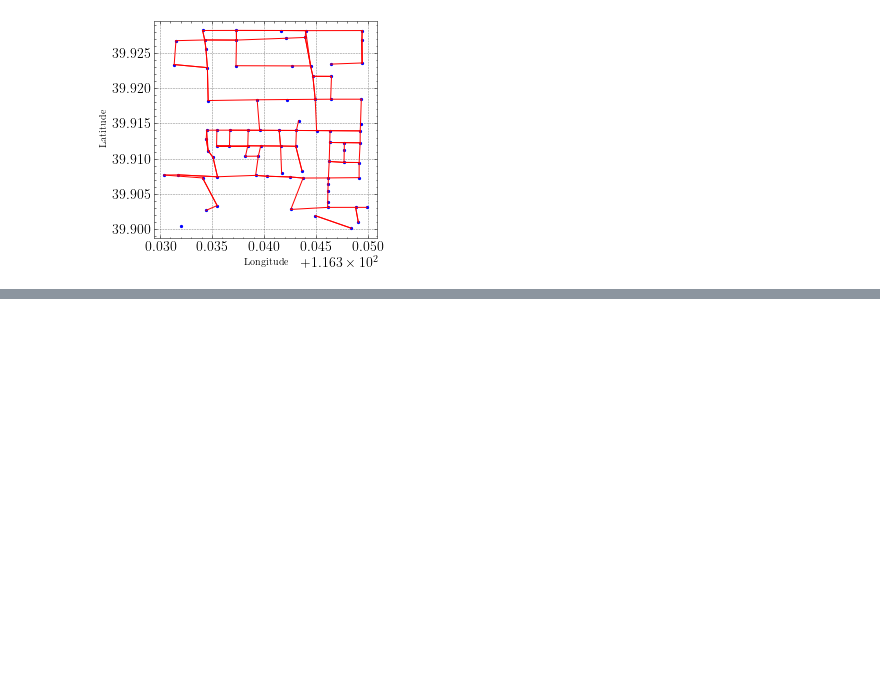
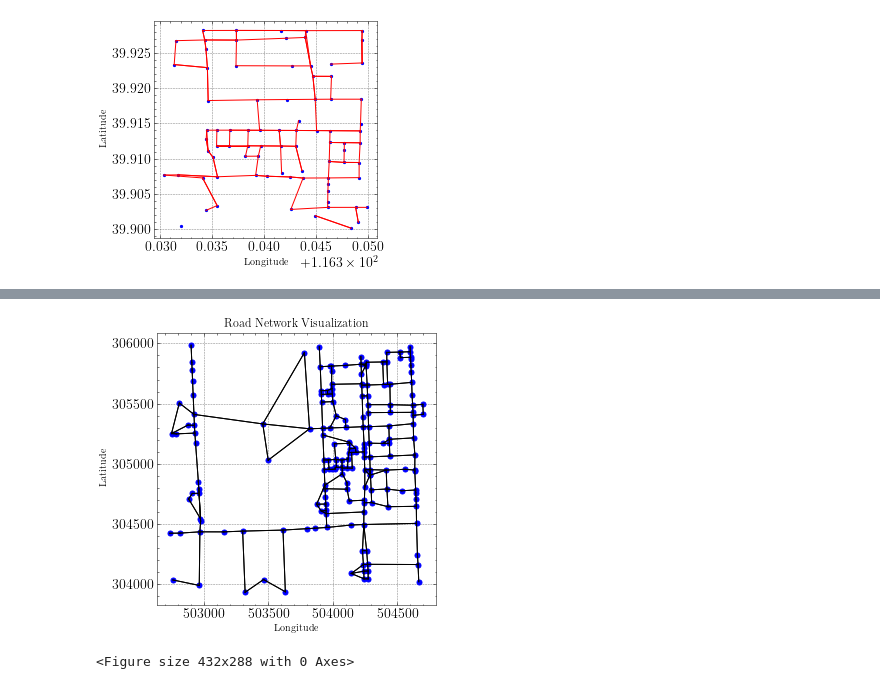
Before and after one commit to liftes/TrafficSignal, a Jupyter notebook: testtrafficnet.ipynb, the cells around one changed output, grey strips where cells are left out. Drawn from its saved outputs; the diff is of its cells as text; code cells hidden in the pictures; blank space fills up the shorter version.

```diff
--- a/testtrafficnet.ipynb
+++ b/testtrafficnet.ipynb
@@ -385,0 +679,56 @@ Plot_points_and_lines_within_bounds(tmpdf, adj_dict)
+# %%
+import geopandas as gpd
+import numpy as np
+from scipy.sparse import lil_matrix
+
+# Helper function to find the index of the closest intersection to a given point
+def find_closest_index(point, intersection_dict, threshold=0.0001):
+    for idx, p in intersection_dict.items():
+        # np.allclose will compare the points with the given absolute tolerance
+        if np.allclose(p[0], point, atol=threshold):
+            return idx
+    return None
+
+# Assuming you already have the intersections GeoDataFrame
+# intersections = ...
+
+# Assigning a unique number to each intersection and creating a dictionary of positions
+intersection_dict = {}
+for idx, intersection in enumerate(intersections.geometry):
+    intersection_dict[idx] = intersection.coords[:]
+
+# Initializing the adjacency matrix
+num_intersections = len(intersection_dict)
+adjacency_matrix = lil_matrix((num_intersections, num_intersections), dtype=int)
+
+# Assuming you have a GeoDataFrame of the road network with information about the roads
+# This GeoDataFrame is called roads_within_bbox
+
+# Filling the adjacency matrix
+for road in roads_within_bbox.itertuples():
+    start_point = road.geometry.coords[0]
+    end_point = road.geometry.coords[-1]
+
+    # Find the intersection number for the starting and ending points of the road
+    start_idx = find_closest_index(start_point, intersection_dict)
+    end_idx = find_closest_index(end_point, intersection_dict)
+
+    # If both the start and end points correspond to an intersection number
+    if start_idx is not None and end_idx is not None:
+        # Set the edge in the adjacency matrix
+        adjacency_matrix[start_idx, end_idx] = 1
+        adjacency_matrix[end_idx, start_idx] = 1  # If it's a two-way road, also set the connection in the opposite direction
+
+# Converting the adjacency matrix to CSR format for more efficient matrix operations
+adjacency_matrix = adjacency_matrix.tocsr()
+
+
+# 这样就创建了一个按图的数据结构存储的道路网络
+# 其中 `intersection_dict` 是路口编号和位置的字典
+# `adjacency_matrix` 是邻接矩阵，表示路口之间的直接连接状态
+
+visualize_simplified_network(intersection_dict, adjacency_matrix)
+Dplt.SaveFig(1,"area.png","./Figure/RoadNet/")
+# %% [output]
+[figure, added]
+<Figure size 432x288 with 0 Axes>
```
Also changed, not shown: parts of 9 cells of this notebook, 3 other files.
